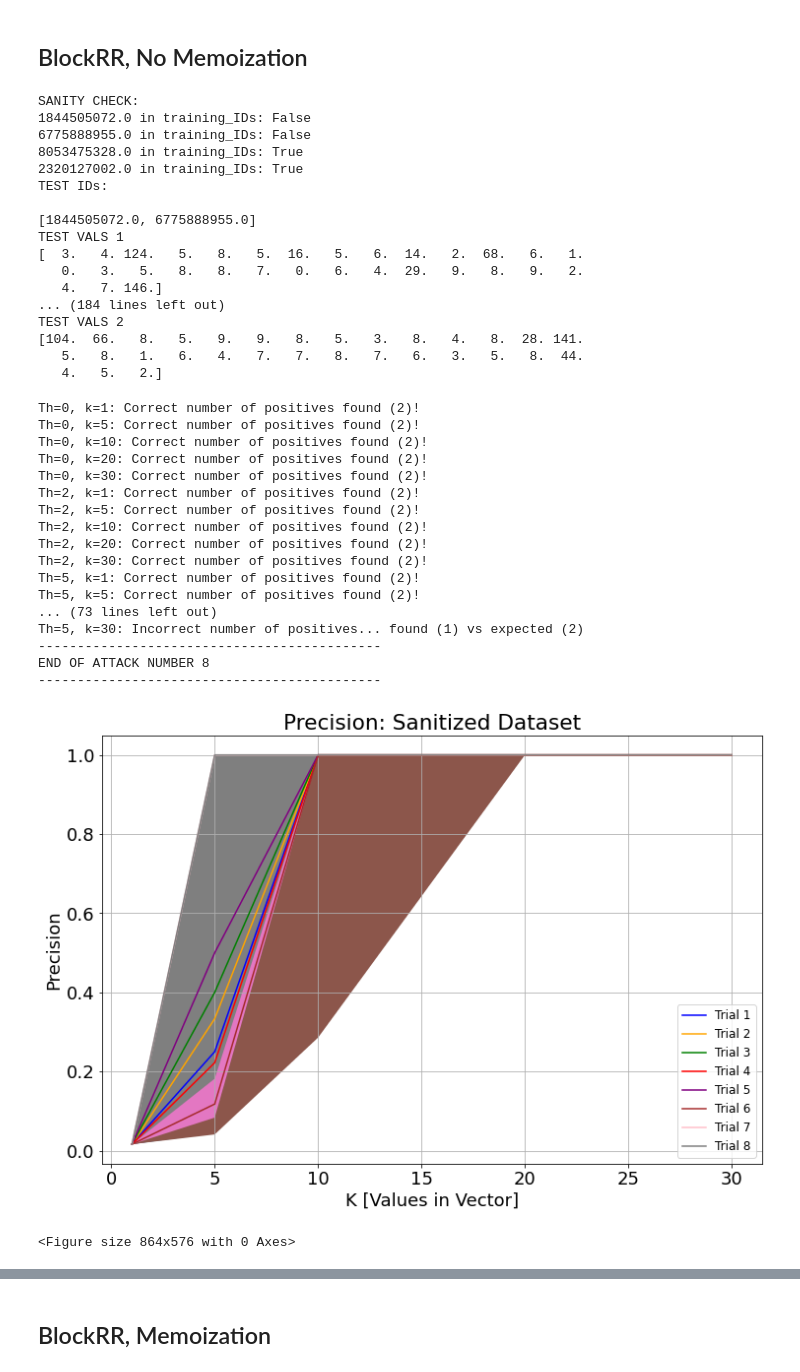
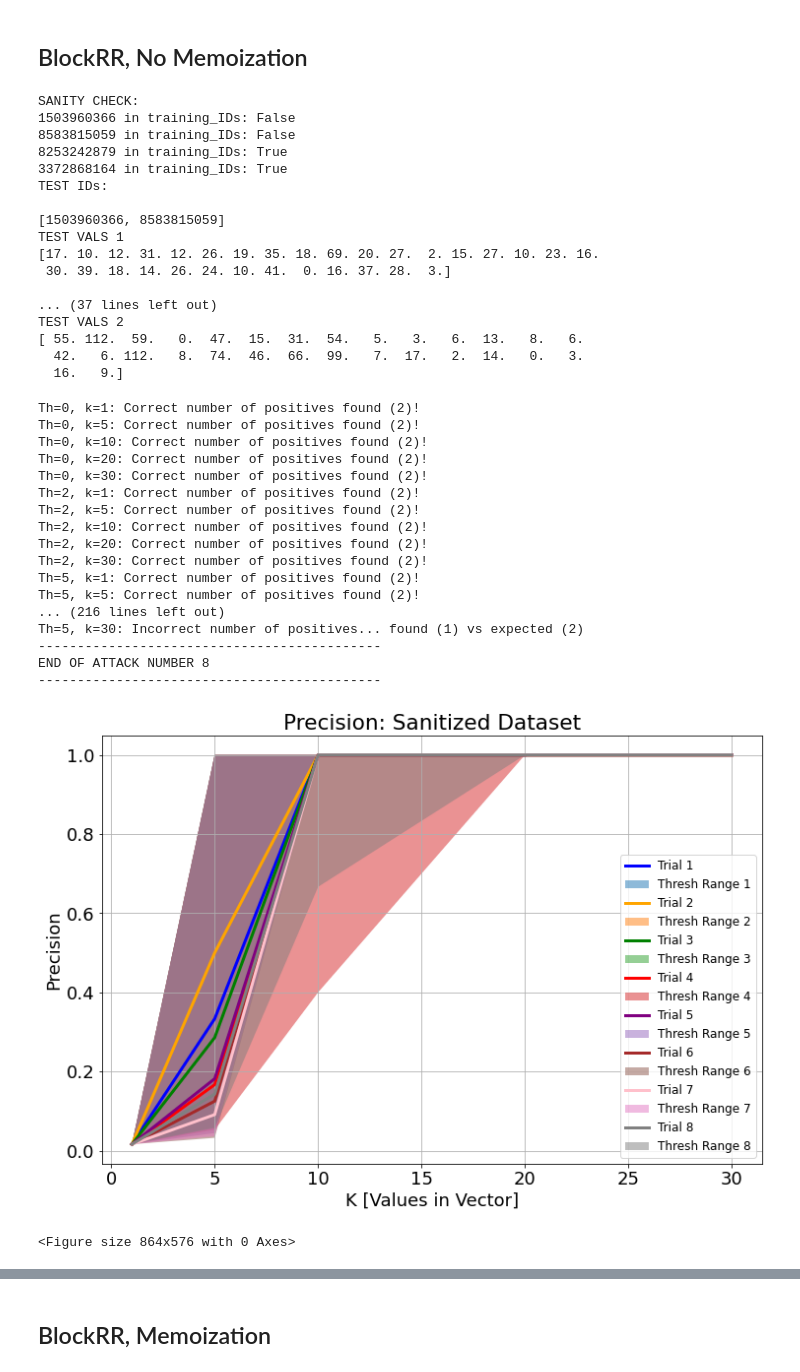
Before and after one commit to kdmalc/wearable-data-privacy, a Jupyter notebook: 090_Privacy_Evaluations.ipynb, the cells around one changed output, grey strips where cells are left out. Saved outputs shown, nothing was run; the diff lists cells and outputs as text; code cells hidden in the pictures.

```diff
--- a/090_Privacy_Evaluations.ipynb
+++ b/090_Privacy_Evaluations.ipynb
@@ -116,9 +116,9 @@ ax.grid(visible=True, which='both')
 fig, ax = plt.subplots()
 plt.figure(figsize=(12,8))
 for i in range(num_trials):
-    ax.plot(my_xs, results2_list[i][1], color=my_color_vec[i], label="Trial " + str(i+1))
+    ax.plot(my_xs, results2_list[i][1], linewidth=3, color=my_color_vec[i], label="Trial " + str(i+1))
 
-    ax.fill_between(my_xs, results0_list[i][1], results5_list[i][1])
+    ax.fill_between(my_xs, results0_list[i][1], results5_list[i][1], alpha=0.5)
 
 ax.set_title('Recall As a Function of Vector Size and Trial')
 ax.set_ylabel('Recall')
@@ -132,9 +132,9 @@ ax.grid(visible=True, which='both')
 fig, ax = plt.subplots()
 plt.figure(figsize=(12,8))
 for i in range(num_trials):
-    ax.plot(my_xs, results2_list[i][2], color=my_color_vec[i], label="Trial " + str(i+1))
+    ax.plot(my_xs, results2_list[i][2], linewidth=3, color=my_color_vec[i], label="Trial " + str(i+1))
 
-    ax.fill_between(my_xs, results0_list[i][2], results5_list[i][2])
+    ax.fill_between(my_xs, results0_list[i][2], results5_list[i][2], alpha=0.5)
 
 ax.set_title('Accuracy As a Function of Vector Size and Trial')
 ax.set_ylabel('Accuracy')
@@ -156,7 +156,7 @@ print(int(privmax))
 #Divide the rande [0,150] into buckets of 10
 blocks = list()
 block = list()
-for i in range(0, 151):
+for i in range(0, math.ceil(privmax)):
     block.append(i)
     if len(block)>=10:
         blocks.append(block)
@@ -192,25 +192,25 @@ for key in sanProfiles.keys():
         P_df = P_df.append(pd.Series([key, val]), ignore_index=True)
 P_df.columns = ['Id', 'FairlyActiveMinutes']
 
-res_P_df = run_n_attacks(P_df, 8, sample_size=2)
+res_P_df = run_n_attacks(df, P_df, 8, sample_size=2)
 # %% [output]
 SANITY CHECK:
-1844505072.0 in training_IDs: False
-6775888955.0 in training_IDs: False
-8053475328.0 in training_IDs: True
-2320127002.0 in training_IDs: True
+1503960366 in training_IDs: False
+8583815059 in training_IDs: False
+8253242879 in training_IDs: True
+3372868164 in training_IDs: True
 TEST IDs:
 
-[1844505072.0, 6775888955.0]
+[1503960366, 8583815059]
 TEST VALS 1
-[  3.   4. 124.   5.   8.   5.  16.   5.   6.  14.   2.  68.   6.   1.
-   0.   3.   5.   8.   8.   7.   0.   6.   4.  29.   9.   8.   9.   2.
-   4.   7. 146.]
-... (184 lines left out)
+[17. 10. 12. 31. 12. 26. 19. 35. 18. 69. 20. 27.  2. 15. 27. 10. 23. 16.
+ 30. 39. 18. 14. 26. 24. 10. 41.  0. 16. 37. 28.  3.]
+
+... (37 lines left out)
 TEST VALS 2
-[104.  66.   8.   5.   9.   9.   8.   5.   3.   8.   4.   8.  28. 141.
-   5.   8.   1.   6.   4.   7.   7.   8.   7.   6.   3.   5.   8.  44.
-   4.   5.   2.]
+[ 55. 112.  59.   0.  47.  15.  31.  54.   5.   3.   6.  13.   8.   6.
+  42.   6. 112.   8.  74.  46.  66.  99.   7.  17.   2.  14.   0.   3.
+  16.   9.]
 Th=0, k=1: Correct number of positives found (2)!
 Th=0, k=5: Correct number of positives found (2)!
 Th=0, k=10: Correct number of positives found (2)!
@@ -223,7 +223,7 @@ Th=2, k=20: Correct number of positives found (2)!
 Th=2, k=30: Correct number of positives found (2)!
 Th=5, k=1: Correct number of positives found (2)!
 Th=5, k=5: Correct number of positives found (2)!
-... (73 lines left out)
+... (216 lines left out)
 Th=5, k=30: Incorrect number of positives... found (1) vs expected (2)
 --------------------------------------------
 END OF ATTACK NUMBER 8
@@ -260,18 +260,18 @@ for i in range(num_trials):
 # %%
 fig, ax = plt.subplots()
 plt.figure(figsize=(12,8))
 for i in range(num_trials):
-    ax.plot(my_xs, results2_list[i][0], color=my_color_vec[i], label="Trial " + str(i+1))
+    ax.plot(my_xs, results2_list[i][0], linewidth=3, color=my_color_vec[i], label="Trial " + str(i+1))
 
-    ax.fill_between(my_xs, results0_list[i][0], results5_list[i][0])
+    ax.fill_between(my_xs, results0_list[i][0], results5_list[i][0], alpha=0.5)
 
 ax.set_title('Precision: Sanitized Dataset')
 ax.set_ylabel('Precision')
 ax.set_xlabel('K [Values in Vector]')
-ax.legend(["Trial 1", "Trial 2", "Trial 3", "Trial 4", "Trial 5", "Trial 6", "Trial 7", "Trial 8"], loc='lower right')
+ax.legend(["Trial 1", "Thresh Range 1", "Trial 2", "Thresh Range 2", "Trial 3", "Thresh Range 3", "Trial 4", "Thresh Range 4", "Trial 5", "Thresh Range 5", "Trial 6", "Thresh Range 6", "Trial 7", "Thresh Range 7", "Trial 8", "Thresh Range 8"], loc='lower right')
 ax.grid(visible=True, which='both')
 # %% [output]
-[figure, old version]
+[figure, new version]
 <Figure size 864x576 with 0 Axes>
 # %%
 fig, ax = plt.subplots()
```
Also changed, not shown: parts of 12 cells of this notebook, 5 other files.
